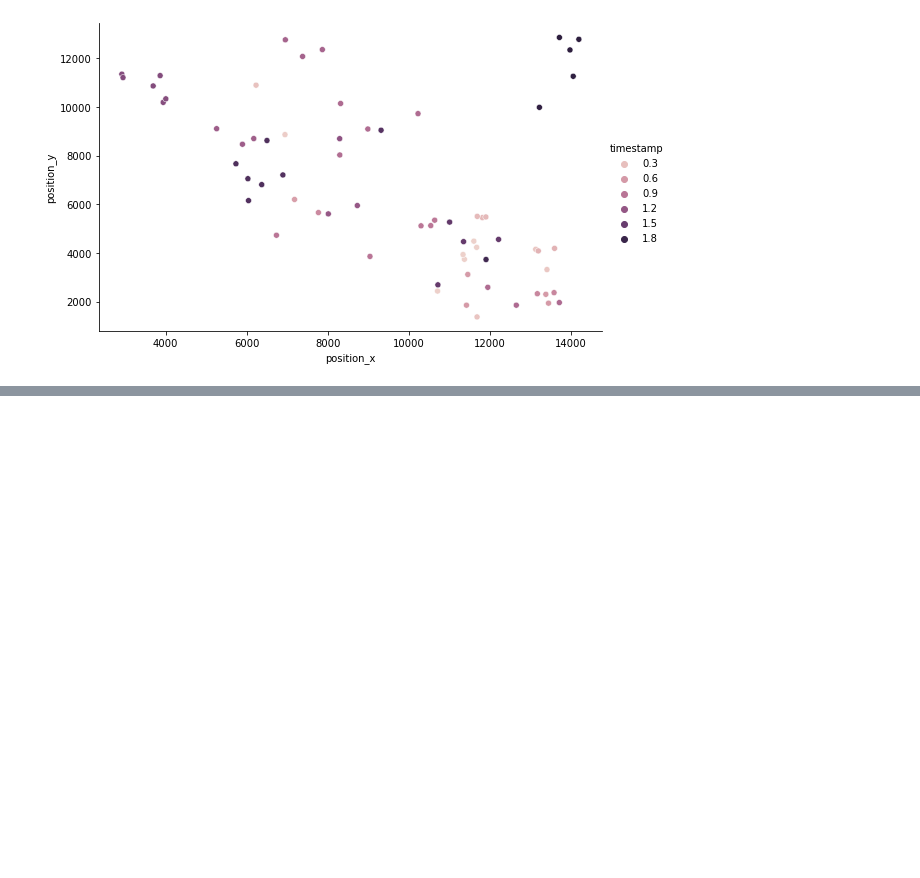
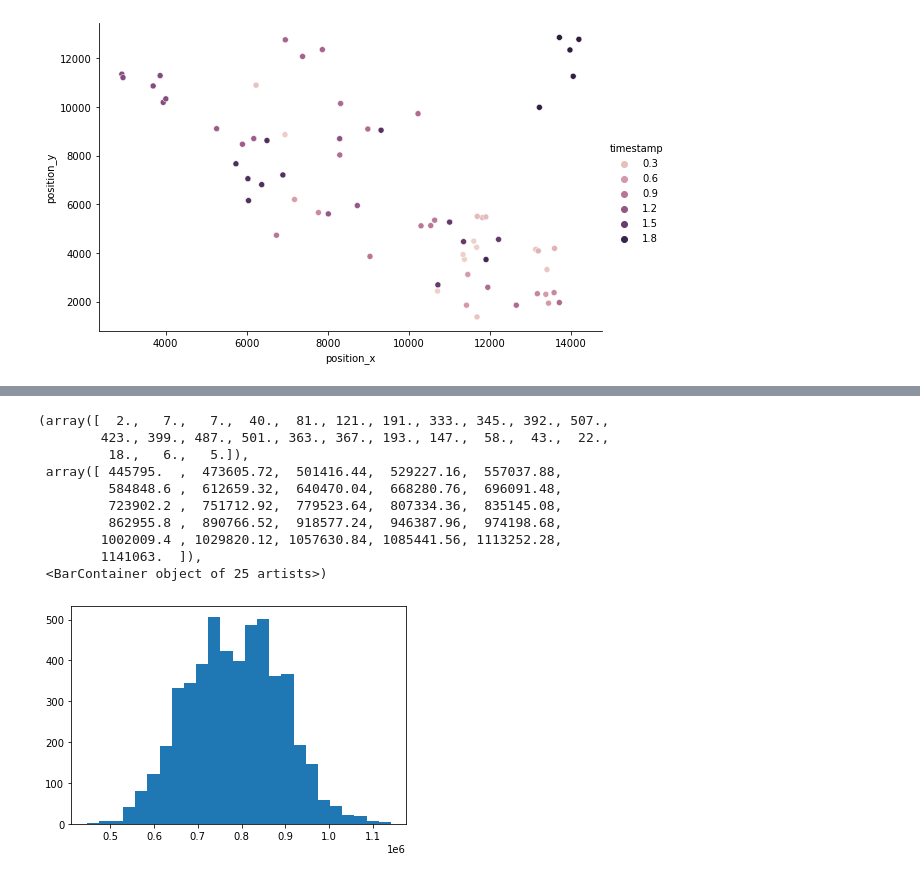
Before and after one commit to kdai11830/LoL-PlaybyPlay-Win-Prediction, a Jupyter notebook: SimpleTSEDA.ipynb, the cells around one changed output, grey strips where cells are left out. Cells and saved outputs as stored; diff of their text form; code cells hidden in the pictures; blank space fills up the shorter version.

```diff
--- a/SimpleTSEDA.ipynb
+++ b/SimpleTSEDA.ipynb
@@ -94,0 +178,14 @@ plt.show()
+# %%
+plt.hist(First_Tower['timestamp'],bins=25)
+# %% [output]
+(array([  2.,   7.,   7.,  40.,  81., 121., 191., 333., 345., 392., 507.,
+        423., 399., 487., 501., 363., 367., 193., 147.,  58.,  43.,  22.,
+         18.,   6.,   5.]),
+ array([ 445795.  ,  473605.72,  501416.44,  529227.16,  557037.88,
+         584848.6 ,  612659.32,  640470.04,  668280.76,  696091.48,
+         723902.2 ,  751712.92,  779523.64,  807334.36,  835145.08,
+         862955.8 ,  890766.52,  918577.24,  946387.96,  974198.68,
+        1002009.4 , 1029820.12, 1057630.84, 1085441.56, 1113252.28,
+        1141063.  ]),
+ <BarContainer object of 25 artists>)
+[figure, added]
```
Also changed, not shown: parts of 26 cells of this notebook.
